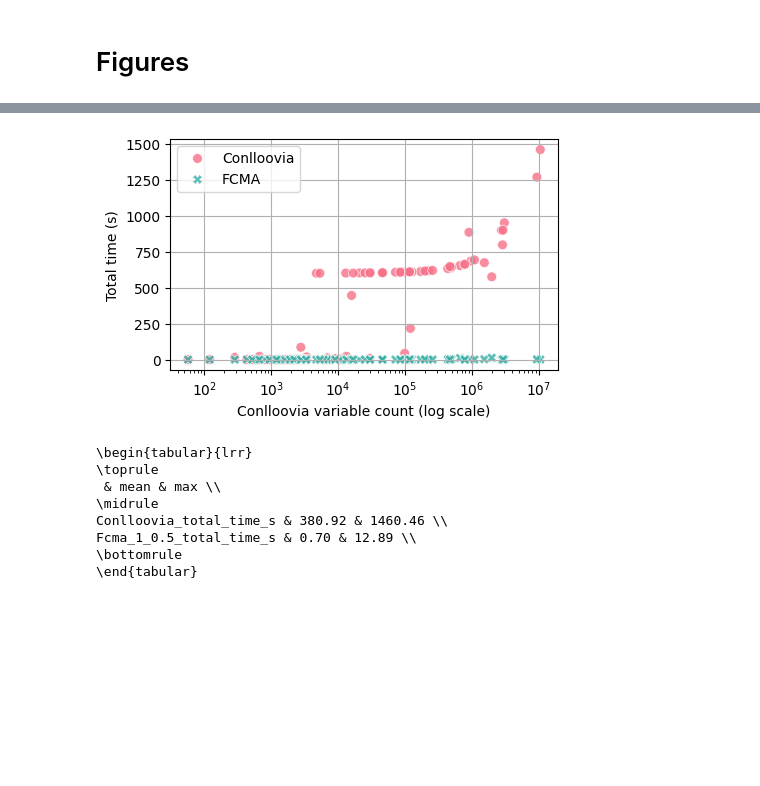
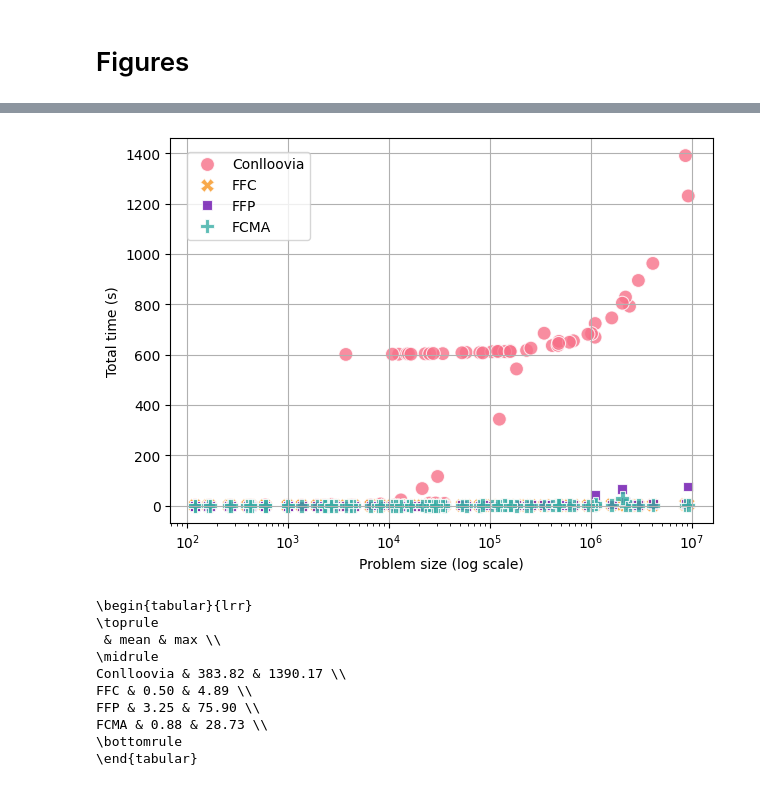
Before and after one commit to asi-uniovi/fcma_exp, a Jupyter notebook: analysis.ipynb, the cells around one changed output, grey strips where cells are left out. Saved outputs shown, nothing was run; the diff lists cells and outputs as text; code cells hidden in the pictures; blank space fills up the shorter version.

```diff
--- a/analysis.ipynb
+++ b/analysis.ipynb
@@ -83,6 +86,27 @@ df[f"ratio_cost_fcma_bound"] = df[f"Fcma_1_0.5_cost_d_h"] / df["bound"]
+# %%
+# Compute the ratio of cost of Conlloovia, FFC and FFP to FCMA
+SPEEDS = [1]
+SFMPLS = [0.5]
+
+for speed in SPEEDS:
+    for sfmpl in SFMPLS:
+        df[f"ratio_cost_con_fcma_{speed}_{sfmpl}"] = df["Conlloovia_cost_d_h"] / df[
+            f"Fcma_{speed}_{sfmpl}_cost_d_h"
+        ]
+        df[f"ratio_cost_ffc_fcma_{speed}_{sfmpl}"] = df["FFC_cost_d_h"] / df[
+            f"Fcma_{speed}_{sfmpl}_cost_d_h"
+        ]
+        df[f"ratio_cost_ffp_fcma_{speed}_{sfmpl}"] = df["FFP_cost_d_h"] / df[
+            f"Fcma_{speed}_{sfmpl}_cost_d_h"
+        ]
+
+# Compute the ratio of cost of FCMA to the bound
+df[f"ratio_cost_fcma_bound"] = df[f"Fcma_1_0.5_cost_d_h"] / df["bound"]
 # %%
 # Compute total times
 df["Conlloovia_total_time_s"] = df["Conlloovia_creation_time_s"] + df["Conlloovia_solving_time_s"]
+df["FFC_total_time_s"] = df["FFC_creation_time_s"] + df["FFC_solving_time_s"]
+df["FFP_total_time_s"] = df["FFP_creation_time_s"] + df["FFP_solving_time_s"]
 
 for speed in SPEEDS:
     for sfmpl in SFMPLS:
@@ -289,64 +357,84 @@ df_long[df_long["ratio"] == df_long["ratio"].max()]
 # %%
-# Plot only the total times
+# Plot the total times
 df_total_times_long = pd.melt(
         df,
         id_vars=["Conlloovia_vars"],
         value_vars=[
             "Conlloovia_total_time_s",
+            "FFC_total_time_s",
+            "FFP_total_time_s",
             "Fcma_1_0.5_total_time_s",
         ],
         var_name="variable",
         value_name="value",
     )
 
-plt.figure(figsize=(5, 3))
+plt.figure(figsize=(7, 5))
 sns.scatterplot(
     x="Conlloovia_vars",
     y="value",
     hue="variable",
     style="variable",
     alpha=0.8,
     data=df_total_times_long,
-    palette={"Conlloovia_total_time_s": "#f77189", "Fcma_1_0.5_total_time_s": "#36ada4"},
-    s=50, # size of the markers
+    palette={"Conlloovia_total_time_s": "#f77189",
+             "FFC_total_time_s": "#f7941e",
+             "FFP_total_time_s": "#6a0dad",
+             "Fcma_1_0.5_total_time_s": "#36ada4",
+             },
+    s=100, # size of the markers
 )
 
 # Use log for the x
 plt.xscale("log")
+# plt.yscale("log")
 
-plt.legend(loc="upper left")
+plt.legend(loc="right", bbox_to_anchor=(0.27, 0.85))
 
 # Improve the name of the ratio types and the conlloovia status
-plt.xlabel("Conlloovia variable count (log scale)")
+plt.xlabel("Problem size (log scale)")
 plt.ylabel("Total time (s)")
 
 plt.grid()
 
 legend = plt.gca().get_legend()
 
 # Define the new labels
 new_labels = [
     "Conlloovia",
+    "FFC",
+    "FFP",
     "FCMA",
 ]
 
 # Set the text of each legend item to the corresponding new label
 for t, l in zip(legend.texts, new_labels):
     t.set_text(l)
 
 plt.savefig(f"res_time.png", dpi=600, bbox_inches='tight')
 # %% [output]
-[figure, old version]
+[figure, new version]
 # %%
 # Create a latex table with the average and maximum times (only total times)
-print(df[["Conlloovia_total_time_s", "Fcma_1_0.5_total_time_s"]].agg(["mean", "max"]).T.to_latex(float_format="%.2f"))
+times = df[["Conlloovia_total_time_s", "FFC_total_time_s", "FFP_total_time_s", "Fcma_1_0.5_total_time_s"]].agg(
+    ["mean", "max"]).rename(
+        columns={
+            "Conlloovia_total_time_s": "Conlloovia",
+            "FFC_total_time_s": "FFC",
+            "FFP_total_time_s": "FFP",
+            "Fcma_1_0.5_total_time_s": "FCMA"
+        })
+
+print(times.T.to_latex(float_format="%.2f"))
 # %% [output]
 \begin{tabular}{lrr}
 \toprule
  & mean & max \\
 \midrule
-Conlloovia_total_time_s & 380.92 & 1460.46 \\
-Fcma_1_0.5_total_time_s & 0.70 & 12.89 \\
+Conlloovia & 383.82 & 1390.17 \\
+FFC & 0.50 & 4.89 \\
+FFP & 3.25 & 75.90 \\
+FCMA & 0.88 & 28.73 \\
 \bottomrule
 \end{tabular}
 # %%
```
Also changed, not shown: parts of 21 cells of this notebook, 5 other files.
